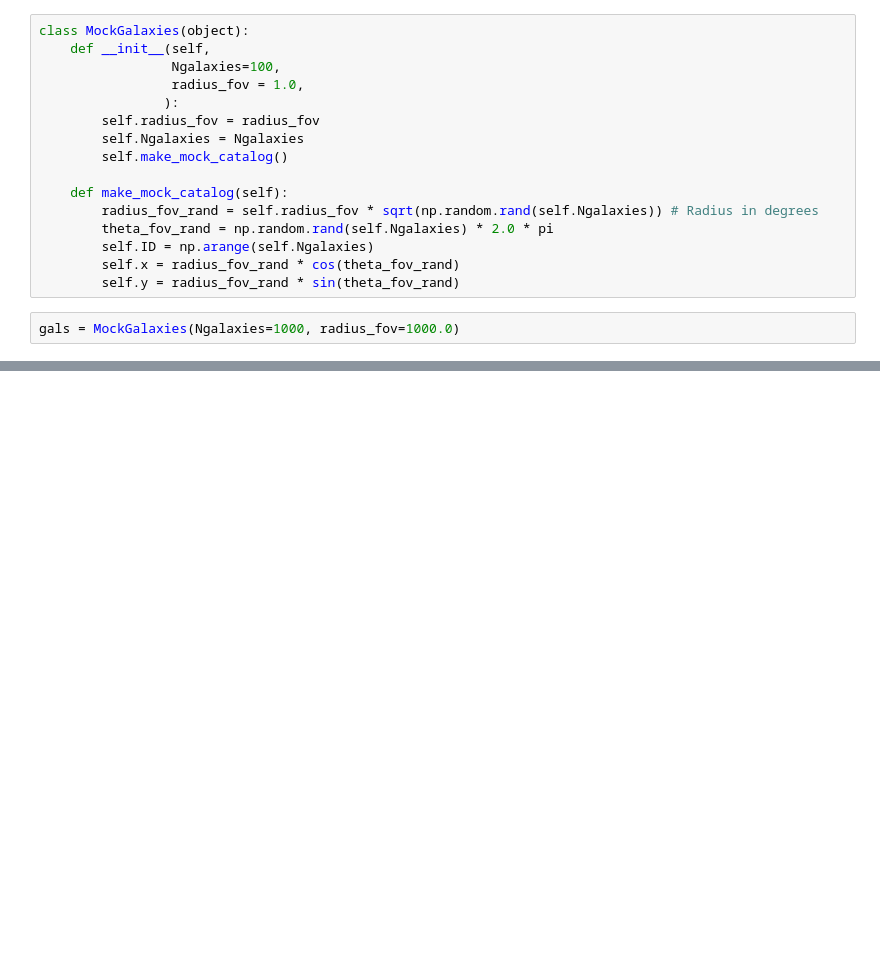
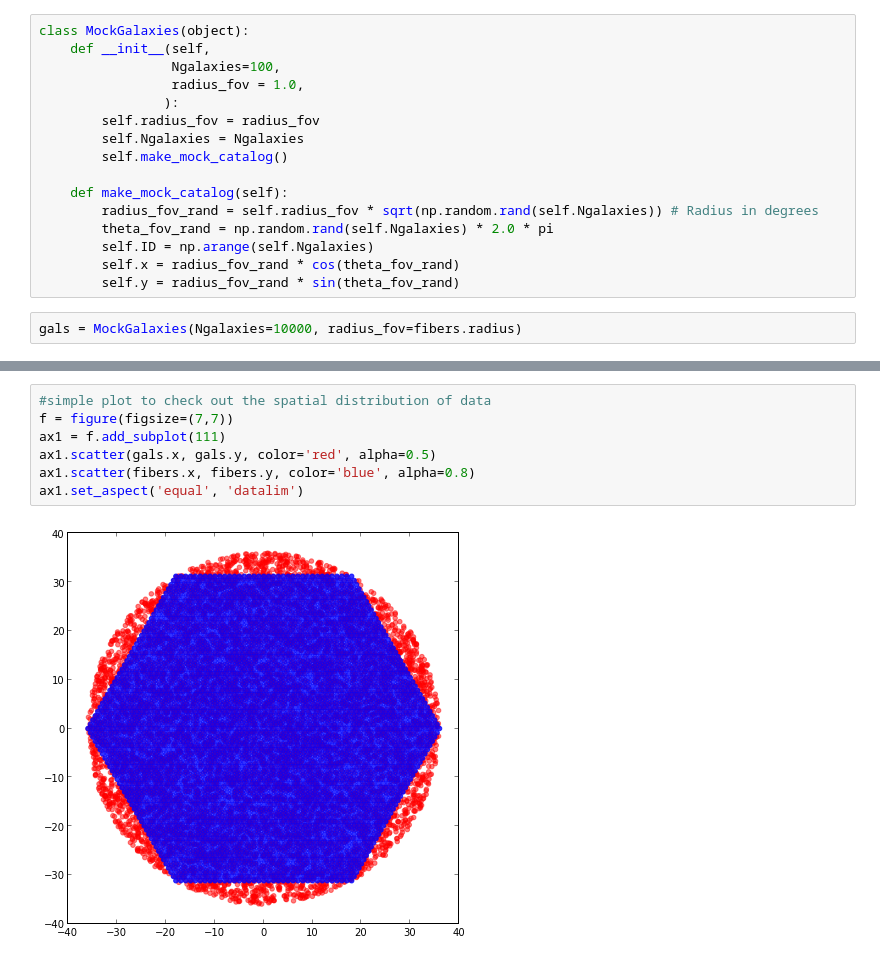
Before and after one commit to forero/FiberAllocation, a Jupyter notebook: source/fiber_allocation.ipynb, the cells around one changed output, grey strips where cells are left out. Drawn from its saved outputs; the diff is of its cells as text; blank space fills up the shorter version.

```diff
--- a/source/fiber_allocation.ipynb
+++ b/source/fiber_allocation.ipynb
@@ -78,7 +81,7 @@ class MockGalaxies(object):
         self.x = radius_fov_rand * cos(theta_fov_rand)
         self.y = radius_fov_rand * sin(theta_fov_rand)
 # %%
-gals = MockGalaxies(Ngalaxies=1000, radius_fov=1000.0)
+gals = MockGalaxies(Ngalaxies=10000, radius_fov=fibers.radius)
 # %%
 scatter(gals.x, gals.y)
 # %% [output]
@@ -86,0 +90,9 @@ scatter(gals.x, gals.y)
+# %%
+#simple plot to check out the spatial distribution of data
+f = figure(figsize=(7,7))
+ax1 = f.add_subplot(111)
+ax1.scatter(gals.x, gals.y, color='red', alpha=0.5)
+ax1.scatter(fibers.x, fibers.y, color='blue', alpha=0.8)
+ax1.set_aspect('equal', 'datalim')
+# %% [output]
+[figure, added]
```
Also changed, not shown: parts of 5 cells of this notebook.
